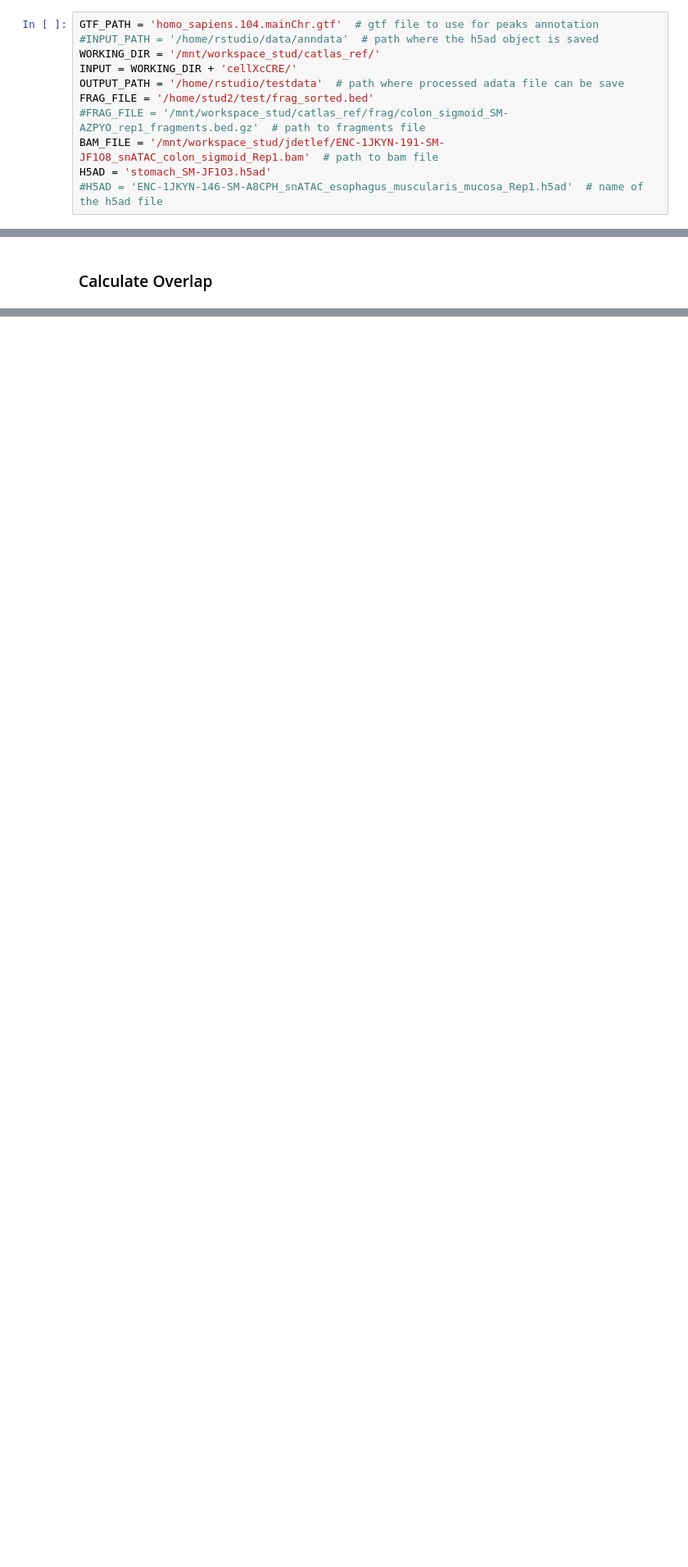
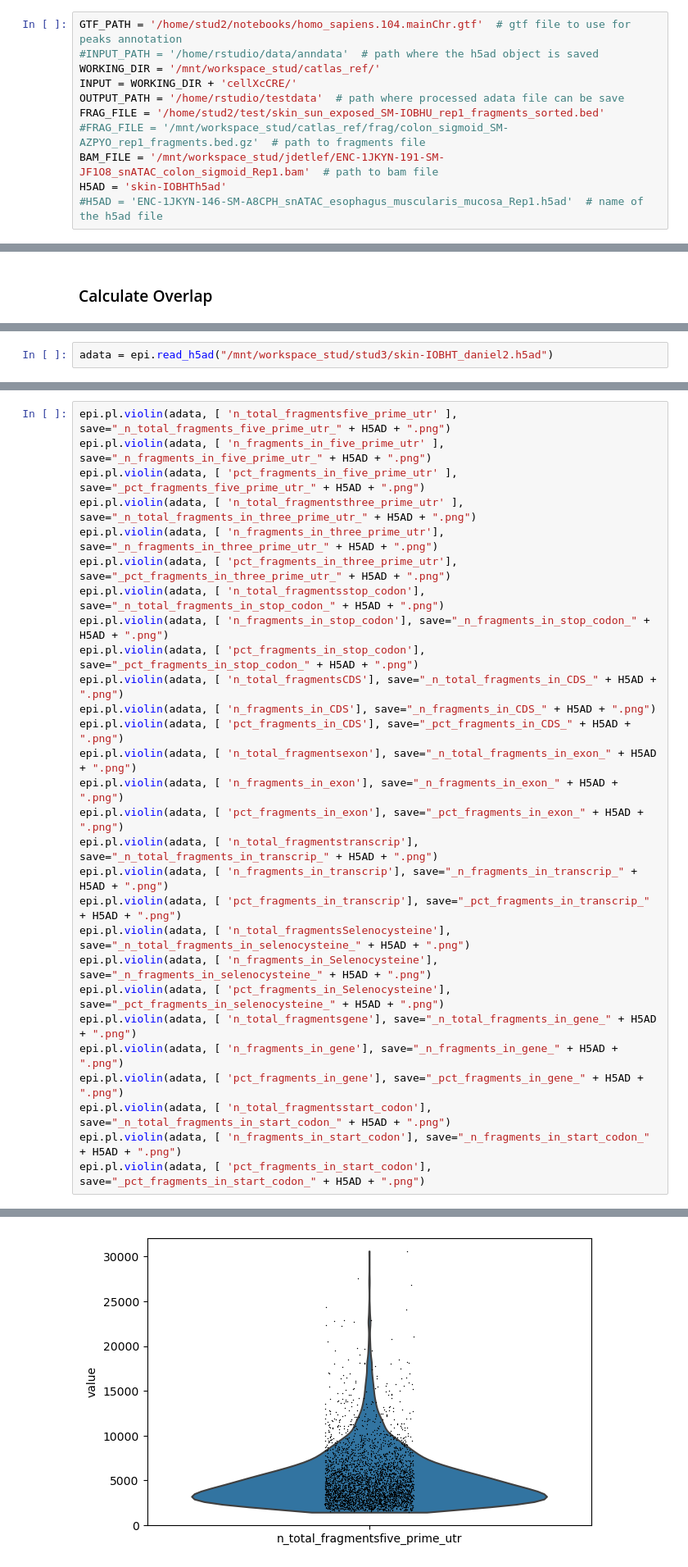
Before and after one commit to dawp2/notebooks, a Jupyter notebook: scATAC_map_reads_to_feature.ipynb, the cells around one changed output, grey strips where cells are left out. Shown at 82% size. Drawn from its saved outputs; the diff is of its cells as text; blank space fills up the shorter version.

```diff
--- a/scATAC_map_reads_to_feature.ipynb
+++ b/scATAC_map_reads_to_feature.ipynb
@@ -20,15 +20,15 @@ from sctoolbox import celltype_annotation
 # %% [markdown]
 ## Set environmental variables
 # %%
-GTF_PATH = 'homo_sapiens.104.mainChr.gtf'  # gtf file to use for peaks annotation
+GTF_PATH = '/home/stud2/notebooks/homo_sapiens.104.mainChr.gtf'  # gtf file to use for peaks annotation
 #INPUT_PATH = '/home/rstudio/data/anndata'  # path where the h5ad object is saved
 WORKING_DIR = '/mnt/workspace_stud/catlas_ref/'
 INPUT = WORKING_DIR + 'cellXcCRE/'
 OUTPUT_PATH = '/home/rstudio/testdata'  # path where processed adata file can be save
-FRAG_FILE = '/home/stud2/test/frag_sorted.bed'
+FRAG_FILE = '/home/stud2/test/skin_sun_exposed_SM-IOBHU_rep1_fragments_sorted.bed'
 #FRAG_FILE = '/mnt/workspace_stud/catlas_ref/frag/colon_sigmoid_SM-AZPYO_rep1_fragments.bed.gz'  # path to fragments file
 BAM_FILE = '/mnt/workspace_stud/jdetlef/ENC-1JKYN-191-SM-JF1O8_snATAC_colon_sigmoid_Rep1.bam'  # path to bam file
-H5AD = 'stomach_SM-JF1O3.h5ad'
+H5AD = 'skin-IOBHTh5ad'
 #H5AD = 'ENC-1JKYN-146-SM-A8CPH_snATAC_esophagus_muscularis_mucosa_Rep1.h5ad'  # name of the h5ad file
 # %% [markdown]
 ## Import H5AD file
@@ -79,0 +147,2 @@ overlap.pct_fragments_in_promoters(adata, input_dir='out/', fragments_file=FRAG_
+# %%
+adata = epi.read_h5ad("/mnt/workspace_stud/stud3/skin-IOBHT_daniel2.h5ad")
@@ -79,0 +157,29 @@ overlap.pct_fragments_in_promoters(adata, input_dir='out/', fragments_file=FRAG_
+# %%
+epi.pl.violin(adata, [ 'n_total_fragmentsfive_prime_utr' ], save="_n_total_fragments_five_prime_utr_" + H5AD + ".png")
+epi.pl.violin(adata, [ 'n_fragments_in_five_prime_utr' ], save="_n_fragments_in_five_prime_utr_" + H5AD + ".png")
+epi.pl.violin(adata, [ 'pct_fragments_in_five_prime_utr' ], save="_pct_fragments_five_prime_utr_" + H5AD + ".png")
+epi.pl.violin(adata, [ 'n_total_fragmentsthree_prime_utr' ], save="_n_total_fragments_in_three_prime_utr_" + H5AD + ".png")
+epi.pl.violin(adata, [ 'n_fragments_in_three_prime_utr'], save="_n_fragments_in_three_prime_utr_" + H5AD + ".png")
+epi.pl.violin(adata, [ 'pct_fragments_in_three_prime_utr'], save="_pct_fragments_in_three_prime_utr_" + H5AD + ".png")
+epi.pl.violin(adata, [ 'n_total_fragmentsstop_codon'], save="_n_total_fragments_in_stop_codon_" + H5AD + ".png")
+epi.pl.violin(adata, [ 'n_fragments_in_stop_codon'], save="_n_fragments_in_stop_codon_" + H5AD + ".png")
+epi.pl.violin(adata, [ 'pct_fragments_in_stop_codon'], save="_pct_fragments_in_stop_codon_" + H5AD + ".png")
+epi.pl.violin(adata, [ 'n_total_fragmentsCDS'], save="_n_total_fragments_in_CDS_" + H5AD + ".png")
+epi.pl.violin(adata, [ 'n_fragments_in_CDS'], save="_n_fragments_in_CDS_" + H5AD + ".png")
+epi.pl.violin(adata, [ 'pct_fragments_in_CDS'], save="_pct_fragments_in_CDS_" + H5AD + ".png")
+epi.pl.violin(adata, [ 'n_total_fragmentsexon'], save="_n_total_fragments_in_exon_" + H5AD + ".png")
+epi.pl.violin(adata, [ 'n_fragments_in_exon'], save="_n_fragments_in_exon_" + H5AD + ".png")
+epi.pl.violin(adata, [ 'pct_fragments_in_exon'], save="_pct_fragments_in_exon_" + H5AD + ".png")
+epi.pl.violin(adata, [ 'n_total_fragmentstranscrip'], save="_n_total_fragments_in_transcrip_" + H5AD + ".png")
+epi.pl.violin(adata, [ 'n_fragments_in_transcrip'], save="_n_fragments_in_transcrip_" + H5AD + ".png")
+epi.pl.violin(adata, [ 'pct_fragments_in_transcrip'], save="_pct_fragments_in_transcrip_" + H5AD + ".png")
+epi.pl.violin(adata, [ 'n_total_fragmentsSelenocysteine'], save="_n_total_fragments_in_selenocysteine_" + H5AD + ".png")
+epi.pl.violin(adata, [ 'n_fragments_in_Selenocysteine'], save="_n_fragments_in_selenocysteine_" + H5AD + ".png")
+epi.pl.violin(adata, [ 'pct_fragments_in_Selenocysteine'], save="_pct_fragments_in_selenocysteine_" + H5AD + ".png")
+epi.pl.violin(adata, [ 'n_total_fragmentsgene'], save="_n_total_fragments_in_gene_" + H5AD + ".png")
+epi.pl.violin(adata, [ 'n_fragments_in_gene'], save="_n_fragments_in_gene_" + H5AD + ".png")
+epi.pl.violin(adata, [ 'pct_fragments_in_gene'], save="_pct_fragments_in_gene_" + H5AD + ".png")
+epi.pl.violin(adata, [ 'n_total_fragmentsstart_codon'], save="_n_total_fragments_in_start_codon_" + H5AD + ".png")
+epi.pl.violin(adata, [ 'n_fragments_in_start_codon'], save="_n_fragments_in_start_codon_" + H5AD + ".png")
+epi.pl.violin(adata, [ 'pct_fragments_in_start_codon'], save="_pct_fragments_in_start_codon_" + H5AD + ".png")
+# %% [output]
@@ -79,0 +187 @@ overlap.pct_fragments_in_promoters(adata, input_dir='out/', fragments_file=FRAG_
+[figure, added]
```
Also changed, not shown: parts of 28 cells of this notebook.
